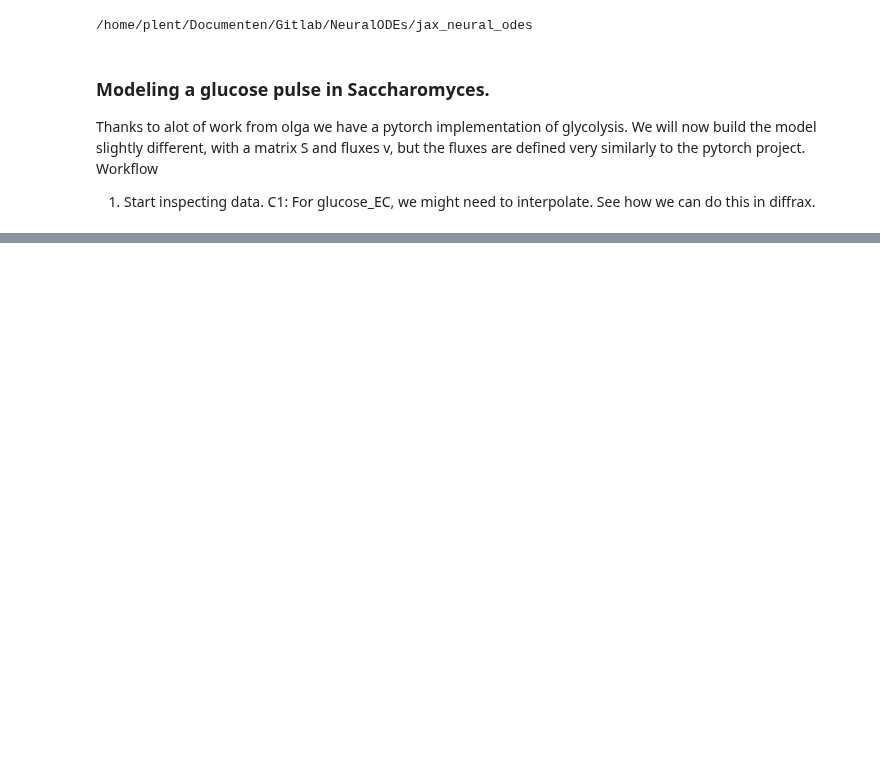
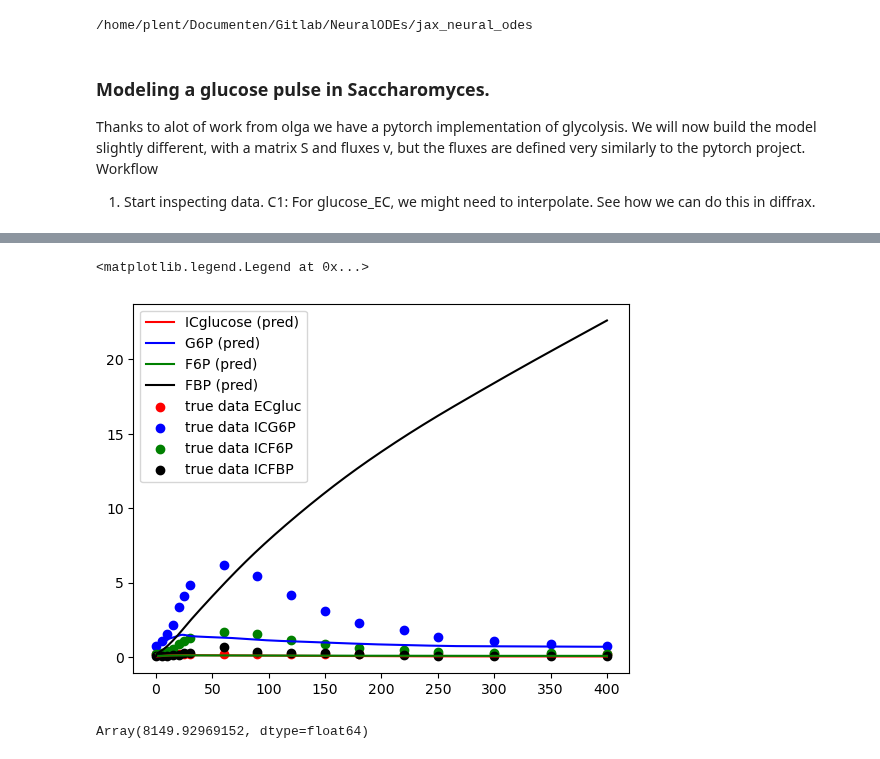
Before and after one commit to mahdi-shafiei/jaxkineticmodel, a Jupyter notebook: scripts/3007_modeling_glycolysis.ipynb, the cells around one changed output, grey strips where cells are left out. Cells and saved outputs as stored; diff of their text form; code cells hidden in the pictures; blank space fills up the shorter version.

```diff
--- a/scripts/3007_modeling_glycolysis.ipynb
+++ b/scripts/3007_modeling_glycolysis.ipynb
@@ -115,0 +239,19 @@ glycolysis_data
+# %%
+plt.plot(sol.ts,sol.ys[:,0],label="ICglucose (pred)",c="red")
+plt.plot(sol.ts,sol.ys[:,1],label="G6P (pred)",c="blue")
+plt.plot(sol.ts,sol.ys[:,2],label="F6P (pred)",c="green")
+plt.plot(sol.ts,sol.ys[:,3],label="FBP (pred)",c="black")
+# plt.plot(sol.ts,sol.ys[:,2],label="F6P (pred)",c="gree/n")
+# plt.plot(sol.ts,sol.ys[:,2],label="G1P (pred)",c="green")
+# plt.plot(new_ts,EC_glucose_interpolation_cubic.evaluate(t0=new_ts),label="cubic interpolation")
+# plt.plot(new_ts,ECtreh_interpolation_cubic.evaluate(t0=new_ts),label="cubic interpolation")
+plt.scatter(time_points,glycolysis_data['ICglucose'],label="true data ECgluc",c="red")
+plt.scatter(time_points,glycolysis_data['ICG6P'],label="true data ICG6P",c="blue")
+plt.scatter(time_points,glycolysis_data['ICF6P'],label="true data ICF6P",c="green")
+plt.scatter(time_points,glycolysis_data['ICFBP'],label="true data ICFBP",c="black")
+# plt.scatter(time_points,glycolysis_data['G6P'],label="true data ICgluc")
+plt.legend()
+# plt.yscale("log")
+# %% [output]
+<matplotlib.legend.Legend at 0x...>
+[figure, added]
@@ -115,0 +288,53 @@ glycolysis_data
+# %%
+def create_log_params_loss_func(model,to_include:list):
+    """Loss function for log transformed parameters """
+    def loss_func(params,ts,ys):
+        params=exponentiate_parameters(params)
+        mask=~jnp.isnan(jnp.array(ys))
+        ys=jnp.atleast_2d(ys)
+        y0=ys[0,:]
+        y_pred=model(ts,y0,params)
+        ys = jnp.where(mask, ys, 0)
+        y_pred = jnp.where(mask, y_pred, 0)
+
+
+        ys=ys[:,to_include]
+        y_pred=y_pred[:,to_include]
+
+        non_nan_count = jnp.sum(mask)
+
+        loss = jnp.sum((y_pred - ys) ** 2) / non_nan_count
+        return loss
+    return loss_func
+
+
+
+
+log_loss_func=jax.jit(create_log_params_loss_func(glycolyse,[0,1,2]))
+# loss_func=jax.jit(create_loss_func(glycolyse))
+
+
+@jax.jit
+def update_log(opt_state,params,ts,ys):
+    """Update rule for the gradients for log-transformed parameters. Can only be applied
+    to nonnegative parameters"""
+    log_params=log_transform_parameters(params)
+    loss=log_loss_func(log_params,ts,ys)
+    grads=jax.jit(jax.grad(log_loss_func,0))(log_params,ts,ys) #loss w.r.t. parameters
+    updates,opt_state=optimizer.update(grads,opt_state)
+    #we perform updates in log space, but only return params in lin space
+    log_params = optax.apply_updates(log_params, updates)
+    lin_params = exponentiate_parameters(log_params)
+    return opt_state,lin_params,loss,grads
+
+# loss_func(params,time_points,jnp.array(glycolysis_data[['ICglucose','ICG6P']]))
+
+
+
+dataset=glycolysis_data[['ICglucose','ICG6P','ICF6P','ICFBP']]
+
+dataset=jnp.array(dataset)
+
+log_loss_func(params,time_points,dataset)
+# %% [output]
+Array(8149.92969152, dtype=float64)
```
Also changed, not shown: parts of 15 cells of this notebook, 17 other files.
